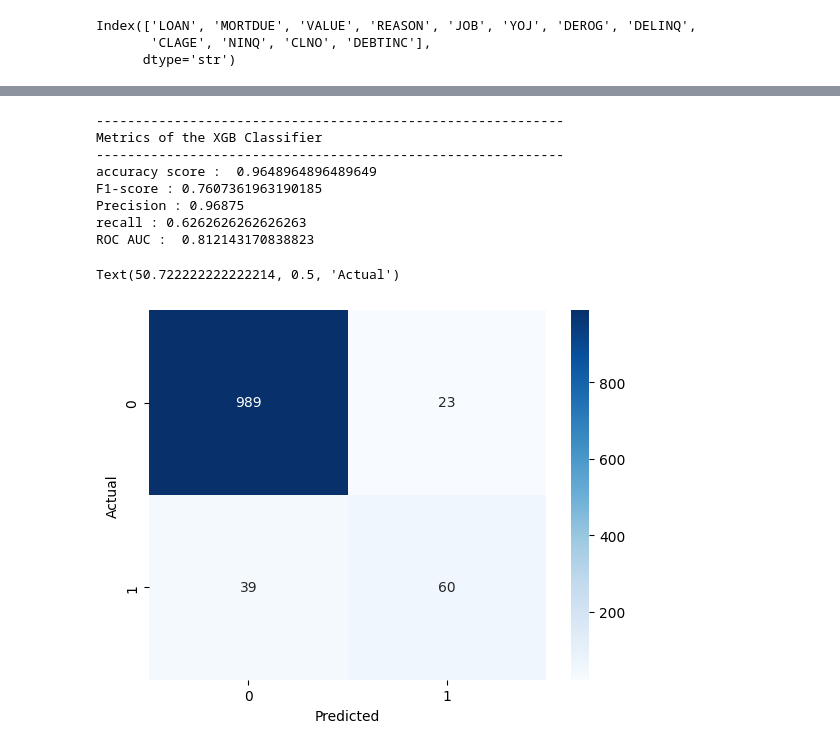
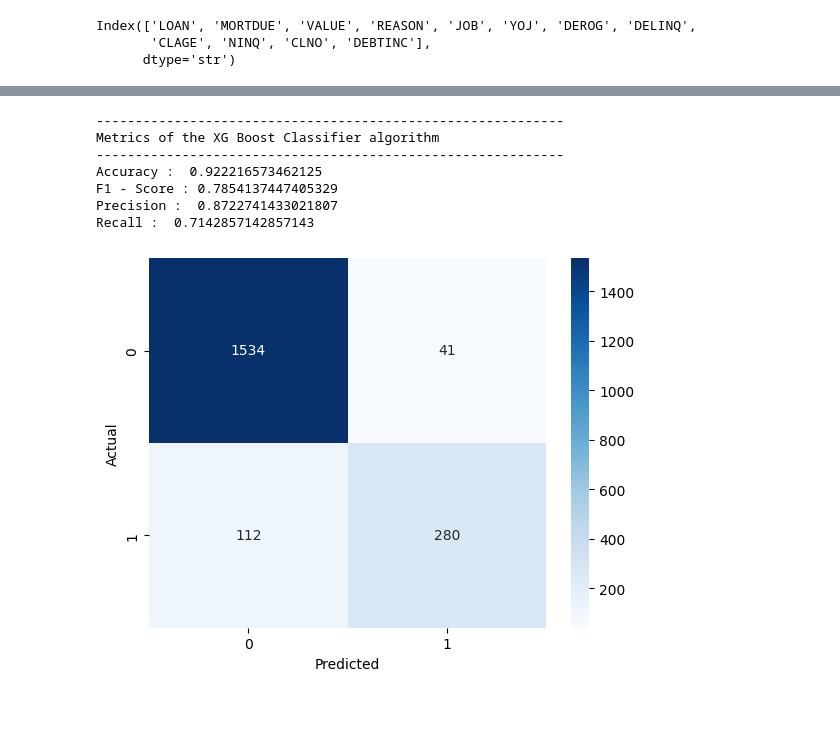
Before and after one commit to Yae-sine/AI_PLayground, a Jupyter notebook: ML/Credit_Scoring/notebooks/notebook.ipynb, the cells around one changed output, grey strips where cells are left out. Saved outputs shown, nothing was run; the diff lists cells and outputs as text; code cells hidden in the pictures; blank space fills up the shorter version.

```diff
--- a/ML/Credit_Scoring/notebooks/notebook.ipynb
+++ b/ML/Credit_Scoring/notebooks/notebook.ipynb
@@ -181,3 +181,9 @@ X_train ,X_test , y_train , y_test = train_test_split(X , y , test_size= 0.33 ,
 Index(['LOAN', 'MORTDUE', 'VALUE', 'REASON', 'JOB', 'YOJ', 'DEROG', 'DELINQ',
        'CLAGE', 'NINQ', 'CLNO', 'DEBTINC'],
       dtype='str')
+# %%
+def confusion_matrix_sns(y_true , y_pred):
+    conf =metrics.confusion_matrix(y_true , y_pred)
+    sns.heatmap(conf , annot= True , fmt = 'd' , cmap = 'Blues')
+    plt.xlabel("Predicted")
+    plt.ylabel("Actual")
@@ -280,55 +246,25 @@ Text(50.722222222222214, 0.5, 'Actual')
 # %%
 xgboost = XGBClassifier(
     # 'binary:logistic',
     # eval_metric = 'auc',
     # booster = 'gbtree'
     learning_rate = 0.1,
     n_estimators = 1000,
     max_depth = 10,
     # min_child_weight = 0g
     max_delta_step = 1,
     eval_metric = 'aucpr',
     objective = 'binary:logistic'
 
 )
-clf = Pipeline(steps= [
-    ('preprocessor' , preprocessor),
-    ('model' , xgboost)
-])
-clf.fit(X_train , y_train)
-y_predicted_xg = clf.predict(X_test)
 
-print("-"*60)
-print("Metrics of the XGB Classifier")
-print("-"*60)
-
-accuracy_xg = metrics.accuracy_score(y_test ,y_predicted_xg)
-print("accuracy score : ",accuracy_xg)
-
-f1_score_xg = metrics.f1_score(y_test, y_predicted_xg )
-print("F1-score :" , f1_score_xg)
-
-precision_xg = metrics.precision_score(y_test , y_predicted_xg  )
-print("Precision :" , precision_xg)
-
-recall_xg = metrics.recall_score(y_test , y_predicted_xg)
-print("recall :" , recall_xg)
-
-auc = metrics.roc_auc_score(y_test , y_predicted_xg)
-print("ROC AUC : " , auc)
-confusion_matrix_xg = metrics.confusion_matrix(y_test , y_predicted_xg)
-
-sns.heatmap(confusion_matrix ,annot= True  , fmt='d' ,  cmap = 'Blues' )
-plt.xlabel("Predicted")
-plt.ylabel("Actual")
+pipeline(preprocessor , xgboost , "XG Boost Classifier")
 # %% [output]
 ------------------------------------------------------------
-Metrics of the XGB Classifier
+Metrics of the XG Boost Classifier algorithm
 ------------------------------------------------------------
-accuracy score :  0.9648964896489649
-F1-score : 0.7607361963190185
-Precision : 0.96875
-recall : 0.6262626262626263
-ROC AUC :  0.812143170838823
+Accuracy :  0.922216573462125
+F1 - Score : 0.7854137447405329
+Precision :  0.8722741433021807
+Recall :  0.7142857142857143
-Text(50.722222222222214, 0.5, 'Actual')
-[figure, old version]
+[figure, new version]
```
Also changed, not shown: parts of 7 cells of this notebook.
